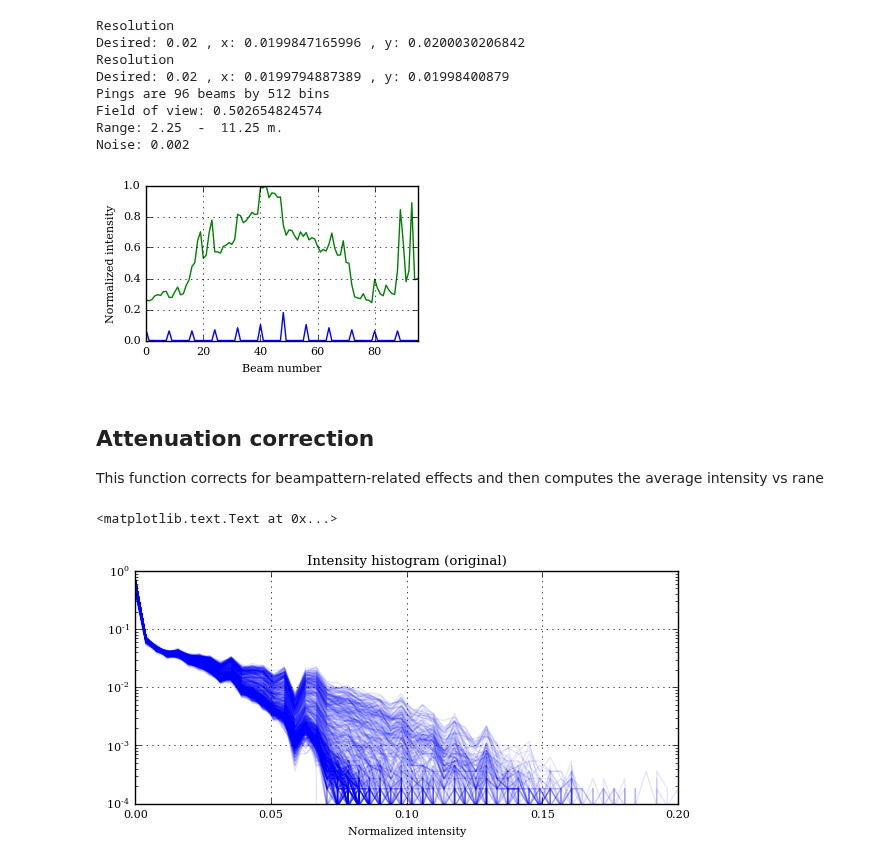
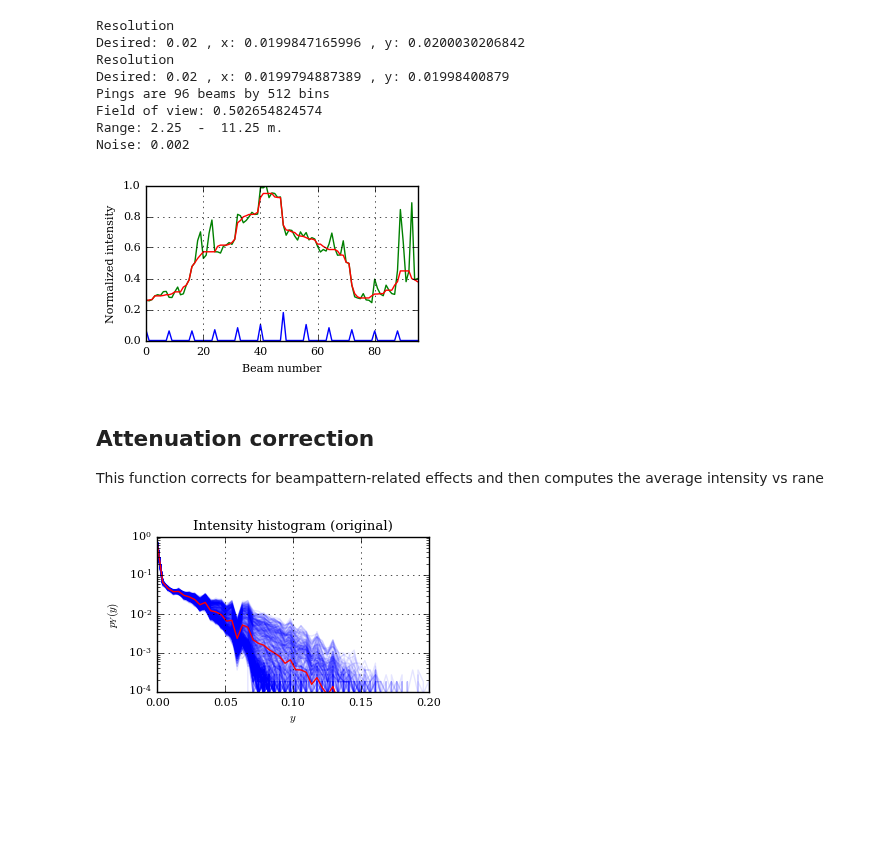
Before and after one commit to pvazteixeira/multibeam, a Jupyter notebook: dev/feature-removeRange.ipynb, the cells around one changed output. Saved outputs shown, nothing was run; the diff lists cells and outputs as text; code cells hidden in the pictures; blank space fills up the shorter version.

```diff
--- a/dev/feature-removeRange.ipynb
+++ b/dev/feature-removeRange.ipynb
@@ -56,6 +57,8 @@ psf = didson.psf[0,:]
 plt.figure(figsize=(3.5,2))
 plt.plot(psf)
 plt.plot(didson.taper)
+from scipy.signal import medfilt
+plt.plot(medfilt(didson.taper,9))
 plt.grid()
 plt.xlabel('Beam number')
 plt.ylabel('Normalized intensity')
@@ -64,7 +67,7 @@ plt.xlim([0, 95])
 plt.savefig('didson_psf_taper.eps',dpi=600,bbox_inches='tight',transparent=True,pad_inches=0.05)
 plt.show()
 # %% [output]
-[figure, old version]
+[figure, new version]
 # %% [markdown]
 ## Attenuation correction
 
@@ -101,19 +104,28 @@ def processMV(image_list, sonar,enhance=False):
 # %%
 ds1 = compile(bg_image_list_1, didson)
 bins = np.linspace(0,1,256)
-plt.figure(figsize=(7,3))
+plt.figure(figsize=(3.5,2))
 for i in range(0,512):
     hi = np.histogram(ds1[i,:],bins)
     plt.plot(bins[:-1],hi[0]/(np.sum(hi[0])+0.0),'-b',alpha=0.1)
 
+ds1f = ds1.flatten()
+h = np.histogram(ds1f, bins)
+
+plt.plot(bins[:-1], h[0]/np.sum(h[0]+0.0),'r')
+
+plt.grid()
 plt.yscale('log')
-plt.grid()
-plt.xlim([0,0.2])
-# plt.xlim([0,10])
+
 plt.ylim([1e-4,1])
-plt.xlabel('Normalized intensity')
+plt.xlim([0,.2])
+
+plt.xlabel('$y$')
+plt.ylabel('$p_Y(y)$')
 plt.title('Intensity histogram (original)')
+
+plt.savefig('background_hist_original.pdf',dpi=600,bbox_inches='tight',transparent=True,pad_inches=0.05) # no transparency on eps!
+# plt.savefig('background_hist_enhanced.png')
 # %% [output]
-<matplotlib.text.Text at 0x...>
-[figure, old version]
+[figure, new version]
 # %%
```
Also changed, not shown: parts of 6 cells of this notebook, 1 other file.
